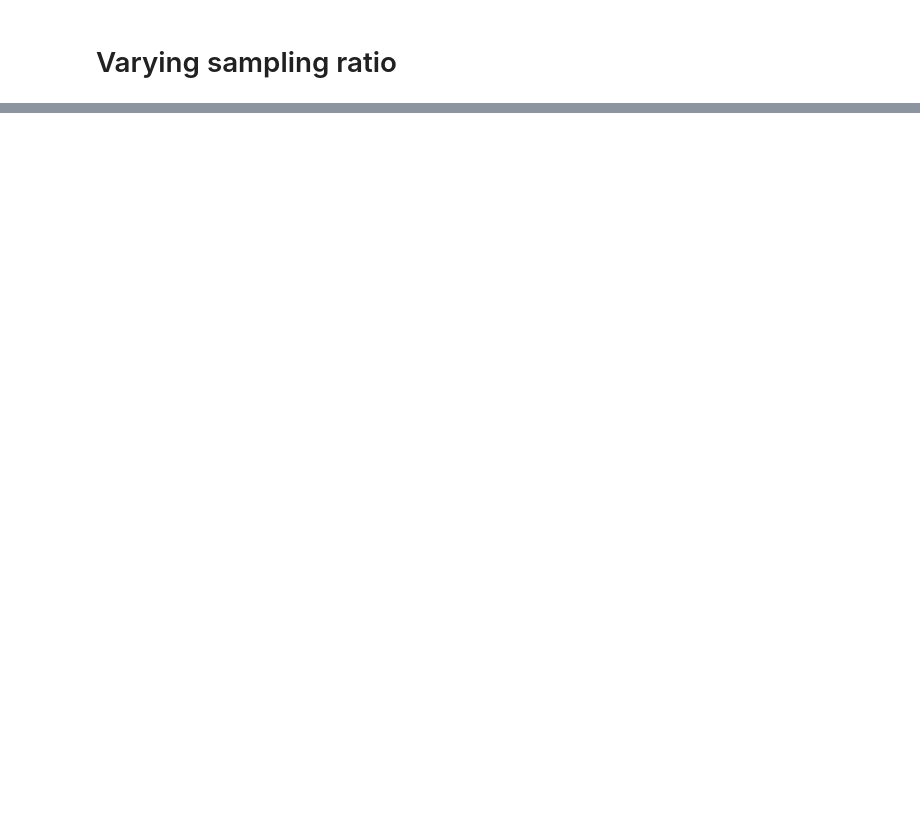
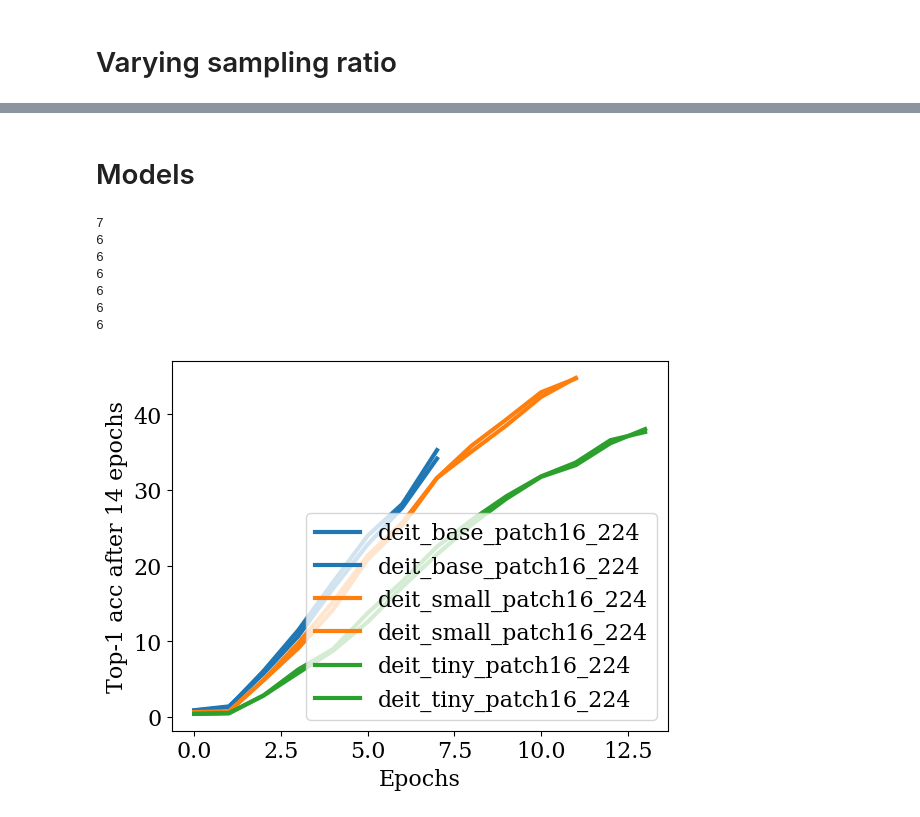
Before and after one commit to sdascoli/deit, a Jupyter notebook: deit.ipynb, the cells around one changed output, grey strips where cells are left out. Drawn from its saved outputs; the diff is of its cells as text; code cells hidden in the pictures; blank space fills up the shorter version.

```diff
--- a/deit.ipynb
+++ b/deit.ipynb
@@ -239,0 +260,32 @@ plt.show()
+# %% [markdown]
+# Models
+# %%
+latest = min([len(run['logs']) for run in runs])-1
+print(latest)
+topk=1
+
+plt.figure()
+
+for i, model in enumerate(params['model']):
+    selected_runs, _ = select_runs(runs, params, {'model':model})
+    latest = min([len(run['logs']) for run in selected_runs])
+    for run in selected_runs:
+        local = run['args'].local_up_to_layer
+        print(local)
+        plt.plot(range(latest), [run['logs'][k]['test_acc1'] for k in range(latest)], ls='-' if local else '--',
+                 label=(model) if local else '',
+                color = 'C%d'%i)
+
+plt.legend()
+plt.xlabel('Epochs')
+plt.ylabel('Top-{} acc after {} epochs'.format(topk,latest))
+plt.show()
+# %% [output]
+7
+6
+6
+6
+6
+6
+6
+[figure, added]
```
Also changed, not shown: parts of 7 cells of this notebook, 1 other file.
